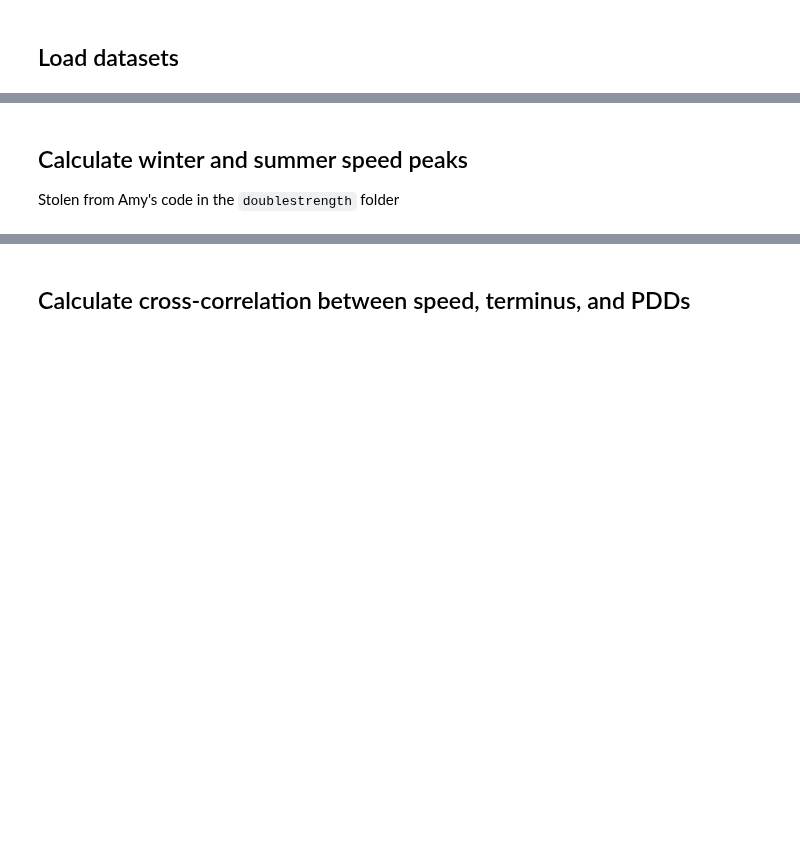
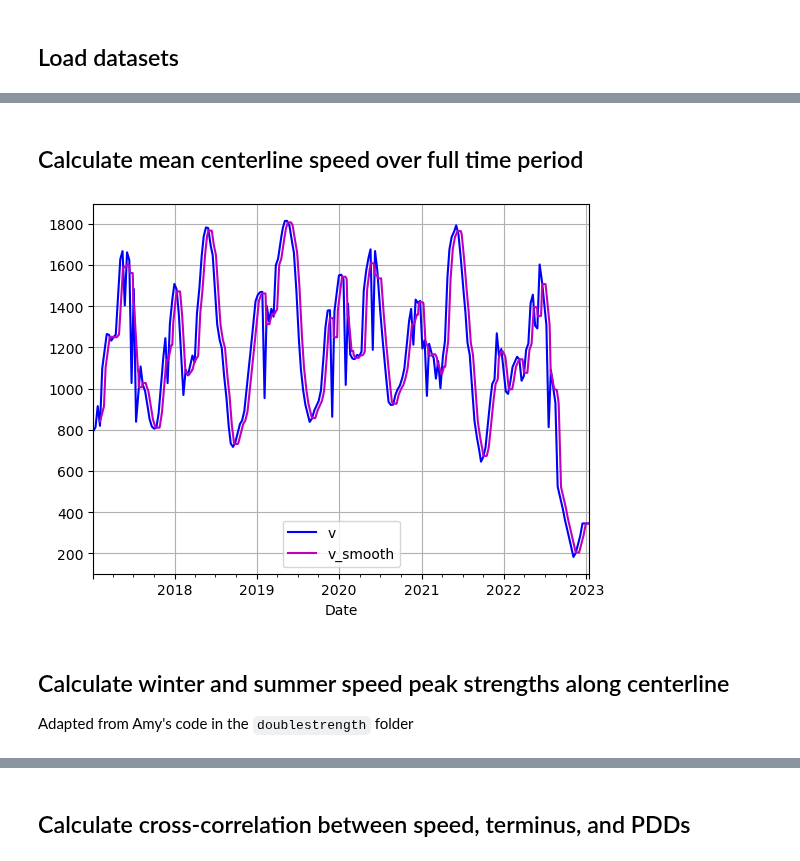
Before and after one commit to pohlan/Hubbard2024, a Jupyter notebook: make_paper_figures/speed_peaks_vs_weather_terminus.ipynb, the cells around one changed output, grey strips where cells are left out. Drawn from its saved outputs; the diff is of its cells as text; code cells hidden in the pictures; blank space fills up the shorter version.

```diff
--- a/make_paper_figures/speed_peaks_vs_weather_terminus.ipynb
+++ b/make_paper_figures/speed_peaks_vs_weather_terminus.ipynb
@@ -89,5 +94,38 @@ term['Mean_retreat_rate_m/d'] = term['Mean_retreat_m'].diff()
+# %% [markdown]
+## Calculate mean centerline speed over full time period
+# %%
+# Calculate mean speed along centerline
+v_mean_cl = ds.sel(x=cl_x, y=cl_y, method='nearest').mean(dim='x').mean(dim='y')
+# Subset to after 2016
+year_mask = v_mean_cl.year > 2016
+v_mean_cl_sub = v_mean_cl.v[year_mask]
+# Convert to pandas.DataFrame
+v_mean_cl_df = pd.DataFrame({'Date': v_mean_cl_sub.time.data,
+                             'v': v_mean_cl_sub.data})
+v_mean_cl_df.set_index('Date', inplace=True)
+
+# Resample to daily resolution
+daily_index = pd.date_range(start=v_mean_cl_df.index.min(), end=v_mean_cl_df.index.max(), freq='D')
+v_mean_cl_df = v_mean_cl_df.reindex(daily_index)
+# Interpolate missing values
+v_mean_cl_df['v'] = v_mean_cl_df['v'].interpolate(method='linear')
+
+# Apply moving median
+v_mean_cl_df['v_smooth'] = v_mean_cl_df['v'].rolling(30).median()
+v_mean_cl_df.reset_index(inplace=True)
+v_mean_cl_df = v_mean_cl_df.rename(columns={'index': 'Date'})
+
+# Plot
+fig, ax = plt.subplots()
+v_mean_cl_df.plot(x='Date', y='v', color='b', ax=ax)
+v_mean_cl_df.plot(x='Date', y='v_smooth', color='m', ax=ax)
+plt.legend(loc='lower center')
+plt.grid()
+plt.show()
+# %% [output]
+[figure, added]
 # %% [markdown]
-## Calculate winter and summer speed peaks
+## Calculate winter and summer speed peak strengths along centerline
 
-Stolen from Amy's code in the `doublestrength` folder
+Adapted from Amy's code in the `doublestrength` folder
 # %%
```
Also changed, not shown: parts of 24 cells of this notebook, 1 other file.
